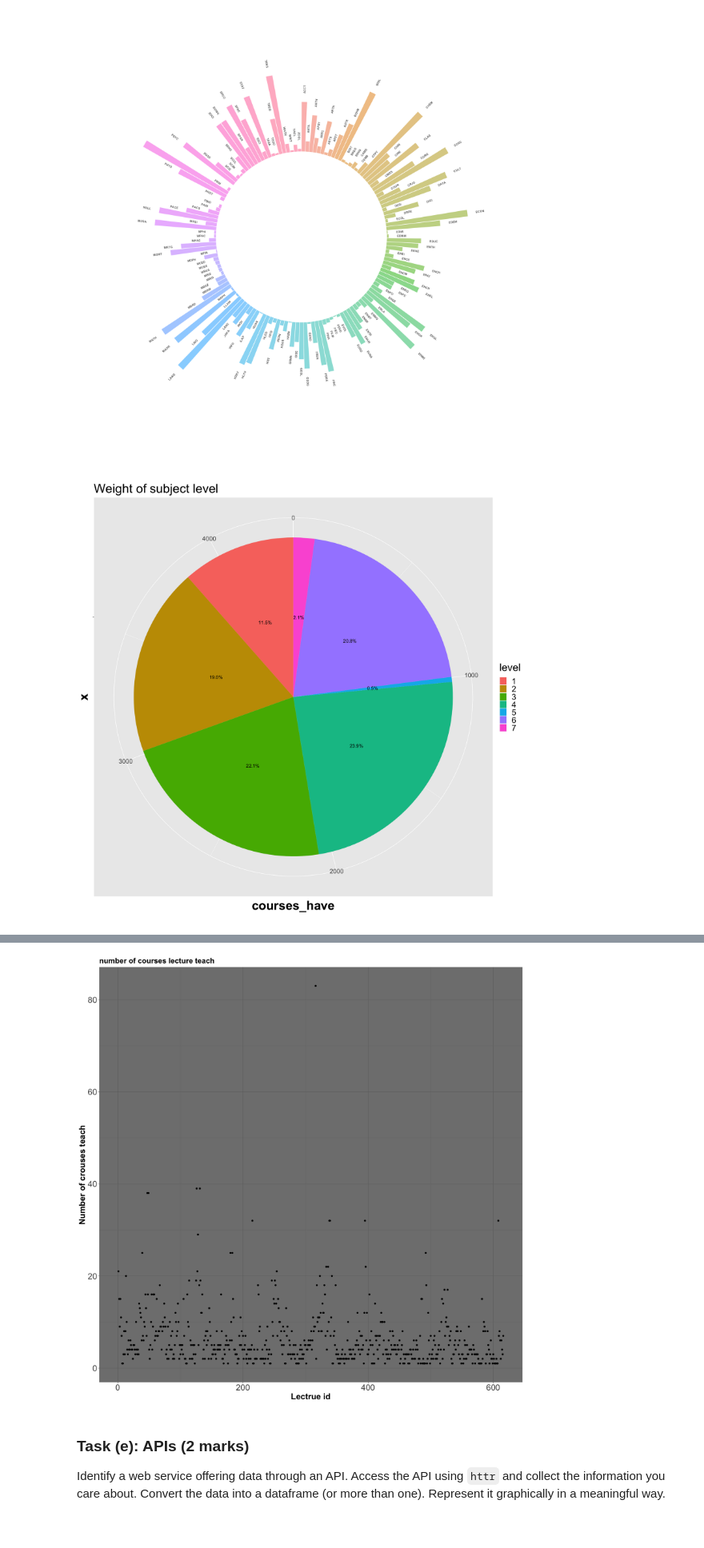
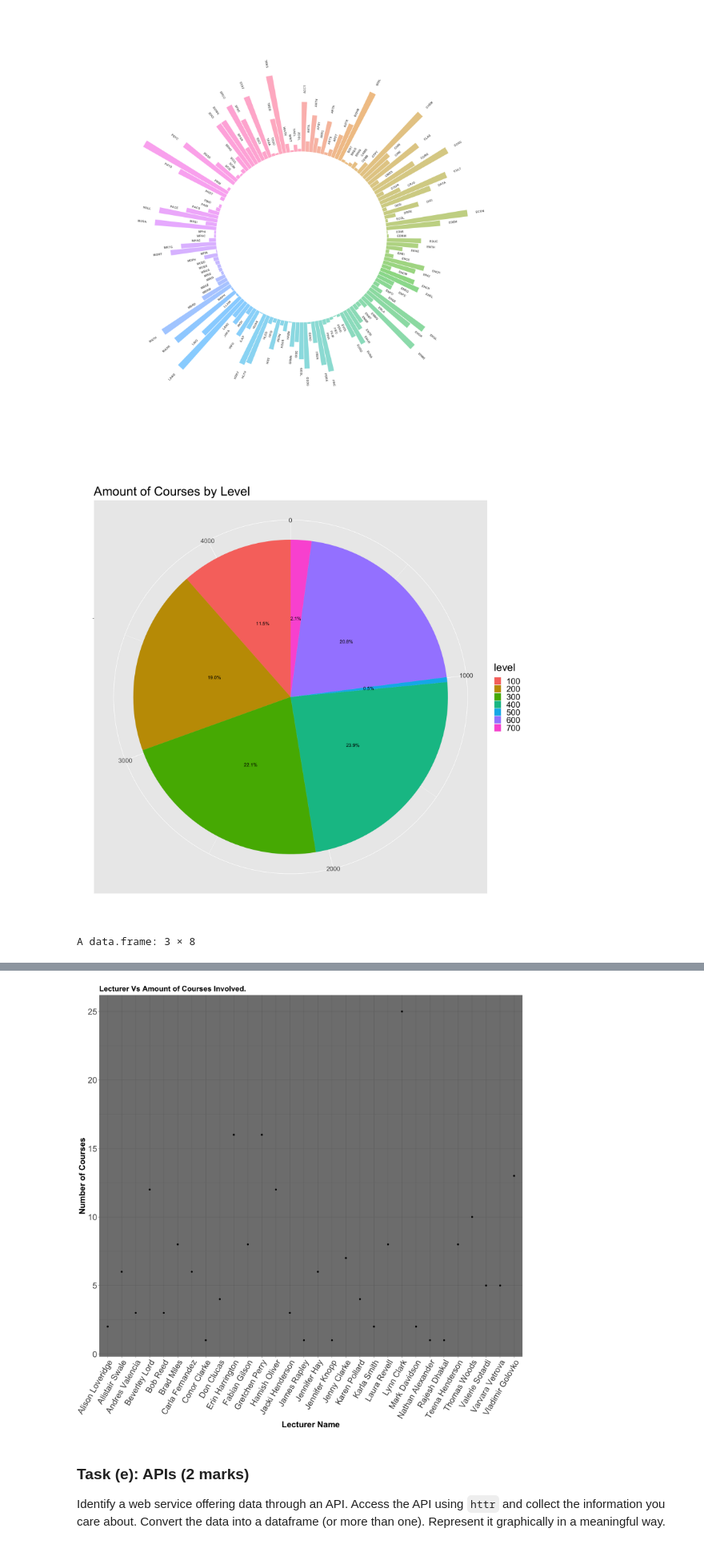
Before and after one commit to damiansastre/data201, a Jupyter notebook: DATA201_Assignment2.ipynb, the cells around one changed output, grey strips where cells are left out. Shown at 80% size. Cells and saved outputs as stored; diff of their text form; code cells hidden in the pictures.

```diff
--- a/DATA201_Assignment2.ipynb
+++ b/DATA201_Assignment2.ipynb
@@ -351,13 +351,14 @@ lecturer_information <- lecturer_information %>% select(id, names, emails, title
                                                         email=emails,
                                                         title=titles,
                                                         room=rooms,
-                                                        phone=phones)
+                                                        phone=phones,
+                                                        )
 
 
 lecturer_information <- lecturer_information %>% mutate(phone=str_remove(phone, 'Phone:')) # remove unecesary Phone string in telepphones
 
 subjects <- subjects %>% na.omit(course_code) %>%
-                    mutate(points=str_remove(points, 'points'), # remove unnecesary points string in credits/points
+                          mutate(points=str_remove(points, 'points'), # remove unnecesary points string in credits/points
                            domestic_fee=substr(domestic_fee, 2, length(domestic_fee)),  # remove $ sign
                            international_fee=substr(international_fee, 2, length(domestic_fee)), # remove $ sign
                            semester=unlist(str_split(course_code, '-'))[2], # extract the semester from the course code
@@ -466,38 +467,44 @@ Warning message:
 # %%
 data_level <- subjects %>%
                     select(course_code) %>%
-                    mutate(level = substr(course_code, 5,5)) %>%
+                    mutate(level = str_c(substr(course_code, 5,5) , '00')) %>%
                     group_by(level) %>%
                     summarise(courses_have=n()) %>%
                     filter(level >= 1) %>%
                     mutate(per = courses_have/sum(courses_have)) %>%
                     mutate(labels = scales::percent(per))
 
+
 pie_level_weight<- ggplot(data_level, aes(x="", y=courses_have, fill=level))+
         geom_bar(width = 1, stat = "identity") +
         coord_polar("y", start=0) +
         geom_text(aes(label = labels),position = position_stack(vjust = 0.5), size=4) +
-        labs( title = "Weight of subject level") +
+        labs( title = "Amount of Courses by Level", x='', y='') +
         theme(axis.text=element_text(size=20),
         axis.title=element_text(size=20,face="bold")) + base_theme
 
 pie_level_weight
 # %% [output]
-[figure, old version]
+[figure, new version]
 # %%
-data_lectrue_teach <- class_data %>%
-    group_by(lecturer_id) %>%
+plot_df <- lecturer_information %>% mutate(lecturer_id=id)
+plot_df <- merge(x=plot_df, y=class_data, by='lecturer_id')
+plot_df %>% sample_n(3)
+data_lectrue_teach <- plot_df %>%
+    group_by(name) %>%
     summarise(number_courses_teach=n())
 
-data_lectrue_teach %>%
-                ggplot(aes(x=lecturer_id, y=number_courses_teach)) +
+data_lectrue_teach %>% sample_n(30) %>%
+                ggplot(aes(x=name, y=number_courses_teach)) +
                 geom_point()  +
                 theme_dark() +
                 theme(plot.title = element_text(size = 18, face = "bold")) +
                 labs(
-                    title = "number of courses lecture teach",
-                     x = "Lectrue id",
-                     y = "Number of crouses teach") +
+                    title = "Lecturer Vs Amount of Courses Involved.",
+                     x = "Lecturer Name",
+                     y = "Number of Courses") +
                 theme(axis.text=element_text(size=20),
-                axis.title=element_text(size=20,face="bold"))
+                axis.title=element_text(size=20,face="bold"),
+                     axis.text.x=element_text(angle=60, hjust=1))
 # %% [output]
+A data.frame: 3 × 8
@@ -504,4 +516,4 @@ data_lectrue_teach %>%
-[figure, old version]
+[figure, new version]
 # %% [markdown]
 ### Task (e): APIs (2 marks)
 
```
Also changed, not shown: parts of 1 cell of this notebook.
